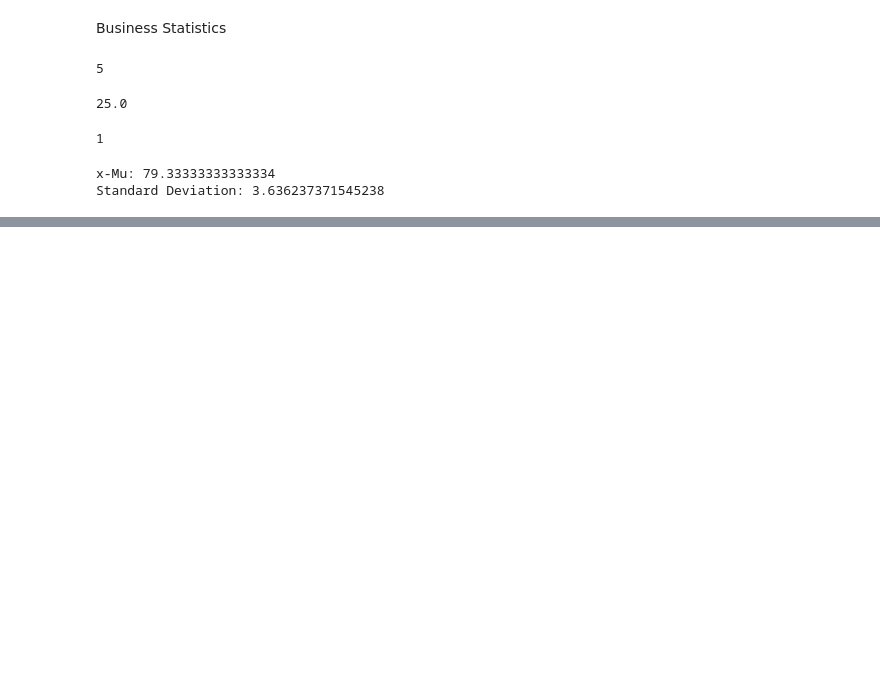
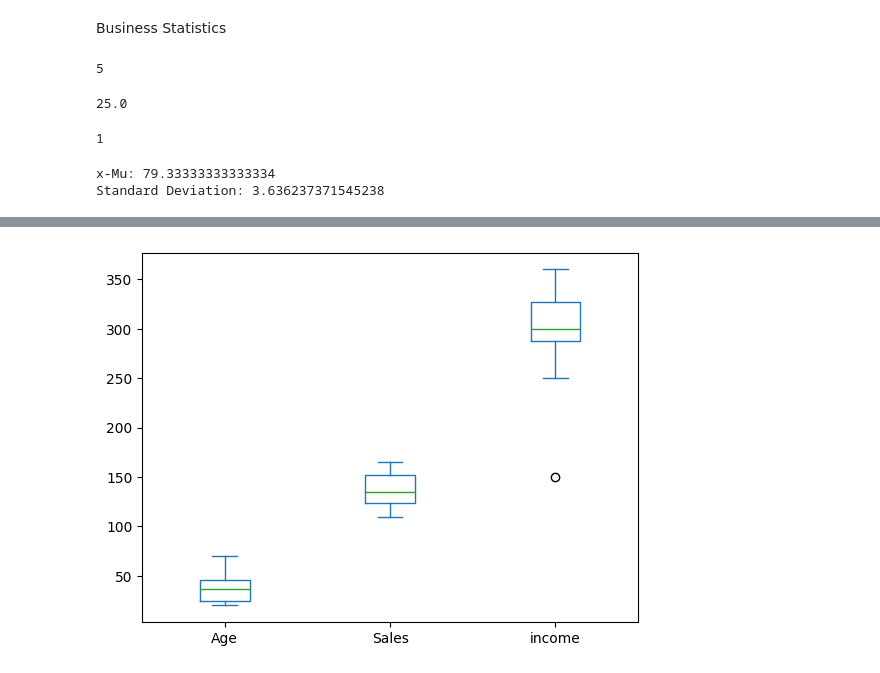
Before and after one commit to keonicsx/Code_Storage, a Jupyter notebook: Module3.ipynb, the cells around one changed output, grey strips where cells are left out. Cells and saved outputs as stored; diff of their text form; code cells hidden in the pictures; blank space fills up the shorter version.

```diff
--- a/Module3.ipynb
+++ b/Module3.ipynb
@@ -40,0 +92,19 @@ Standard Deviation: 3.636237371545238
+# %%
+#box plt
+
+import pandas
+import matplotlib.pyplot as plt
+
+data =[['EMP001','M',70,123,'Normal',350],['EMP002','F',25,124,'Normal',300],
+       ['EMP003','M',39,150,'Normal',360],
+       ['EMP006','M',50,160,'Normal',320],
+       ['EMP007','M',45,165,'Normal',250],
+       ['EMP004','M',35,110,'Obesity',150],
+       ['EMP005','F',20,140,'Underweight',300],
+       ['EMP005','F',23,129,'Underweight',300],]
+
+dataframe= pandas.DataFrame(data,columns = ['Name','Gender','Age','Sales','BMI','income'])
+dataframe.plot.box()
+plt.show()
+# %% [output]
+[figure, added]
```
Also changed, not shown: parts of 5 cells of this notebook, 1 other file.
